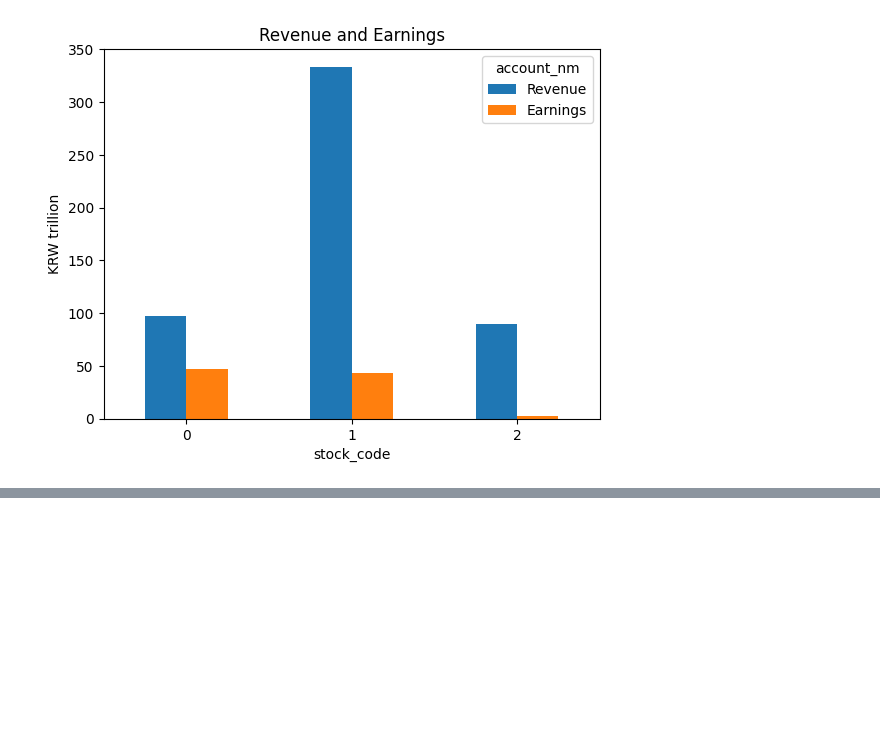
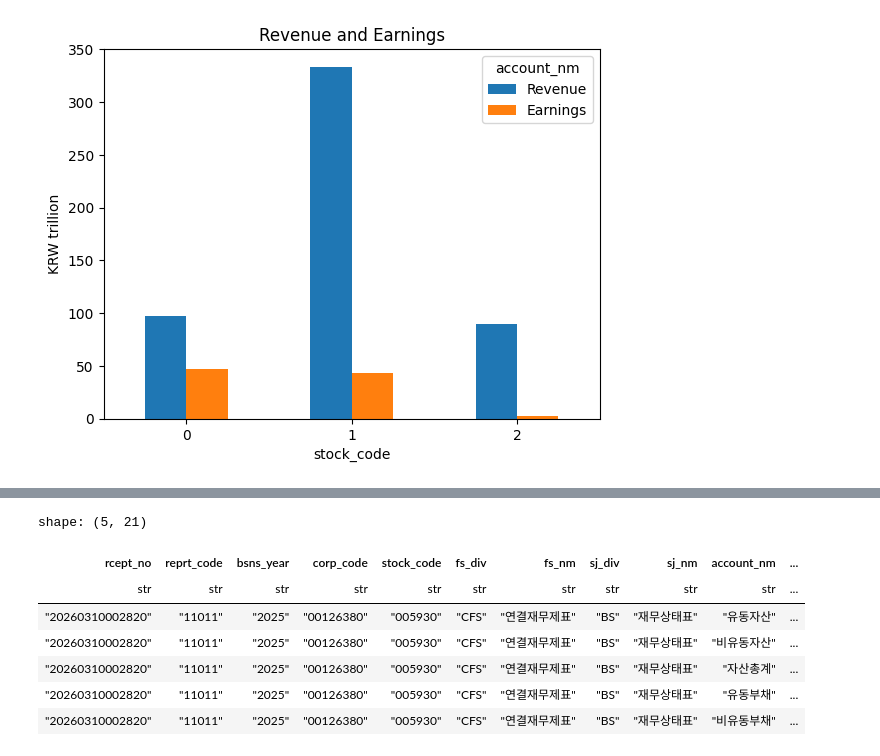
Before and after one commit to daonkim462/FinanceSeminar, a Jupyter notebook: Finance_seminar.ipynb, the cells around one changed output, grey strips where cells are left out. Drawn from its saved outputs; the diff is of its cells as text; code cells hidden in the pictures; blank space fills up the shorter version.

Commit message:
added polars example

```diff
--- a/Finance_seminar.ipynb
+++ b/Finance_seminar.ipynb
@@ -376,0 +408,15 @@ plt.show()
+# %%
+import polars as pl
+
+pl_df = pl.DataFrame(all_items)
+
+pl_df.head()
+# %% [output]
+shape: (5, 21)
+| rcept_no | reprt_code | bsns_year | corp_code | stock_code | fs_div | fs_nm | sj_div | sj_nm | account_nm | ... |
+| str | str | str | str | str | str | str | str | str | str | ... |
+| "20260310002820" | "11011" | "2025" | "00126380" | "005930" | "CFS" | "연결재무제표" | "BS" | "재무상태표" | "유동자산" | ... |
+| "20260310002820" | "11011" | "2025" | "00126380" | "005930" | "CFS" | "연결재무제표" | "BS" | "재무상태표" | "비유동자산" | ... |
+| "20260310002820" | "11011" | "2025" | "00126380" | "005930" | "CFS" | "연결재무제표" | "BS" | "재무상태표" | "자산총계" | ... |
+| "20260310002820" | "11011" | "2025" | "00126380" | "005930" | "CFS" | "연결재무제표" | "BS" | "재무상태표" | "유동부채" | ... |
+| "20260310002820" | "11011" | "2025" | "00126380" | "005930" | "CFS" | "연결재무제표" | "BS" | "재무상태표" | "비유동부채" | ... |
```
Also changed, not shown: parts of 9 cells of this notebook.
